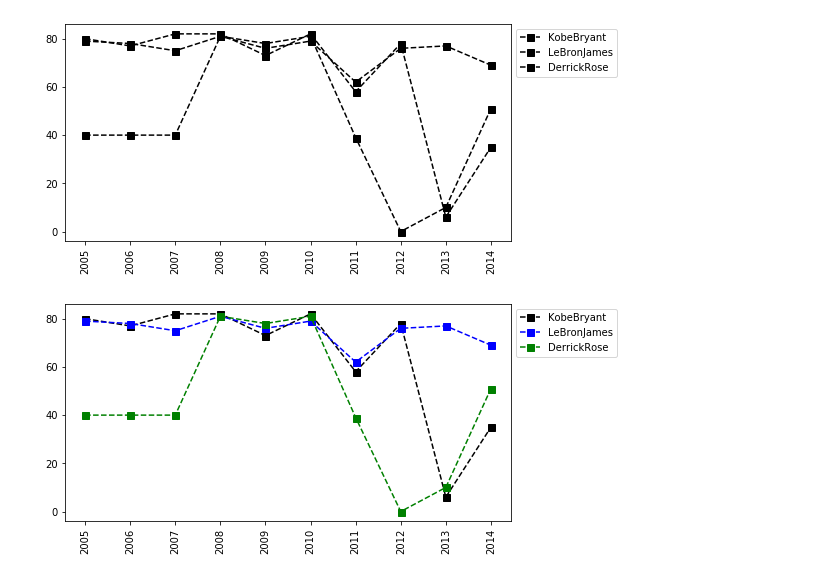
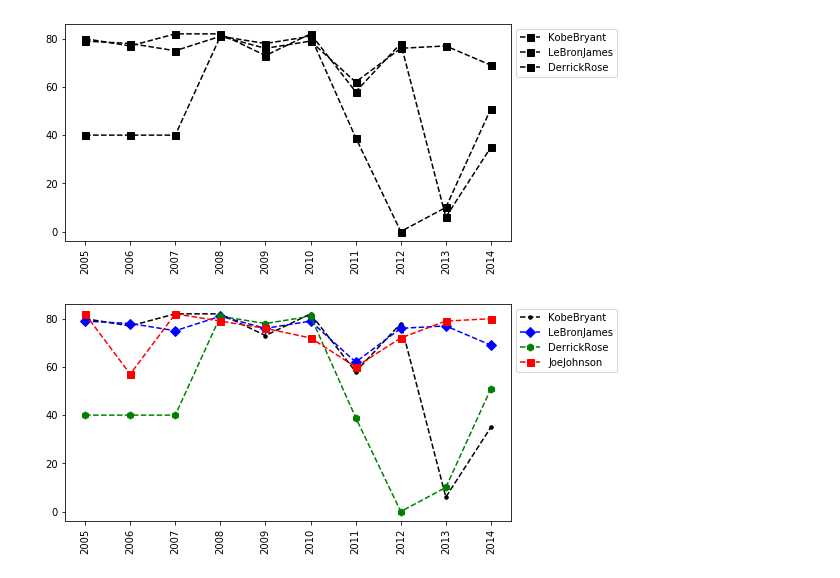
Before and after one commit to rado-radoev/code_mashup, a Jupyter notebook: python/DataSience/A-Z/Visualizations.ipynb, the cells around one changed output. Cells and saved outputs as stored; diff of their text form; code cells hidden in the pictures.

```diff
--- a/python/DataSience/A-Z/Visualizations.ipynb
+++ b/python/DataSience/A-Z/Visualizations.ipynb
@@ -211,16 +211,16 @@ myplot(['KobeBryant', 'LeBronJames', 'DerrickRose'])
 # %%
 def myplot(playerlist):
 
     colors = {"KobeBryant":"Black","JoeJohnson":"Red","LeBronJames":"Blue","CarmeloAnthony":"Yellow","DwightHoward":"Magenta","ChrisBosh":"Grey","ChrisPaul":"Brown","KevinDurant":"Black","DerrickRose":"Green","DwayneWade":"Purple"}
     marker= {"KobeBryant":".","JoeJohnson":"s","LeBronJames":"D","CarmeloAnthony":"X","DwightHoward":"s","ChrisBosh":"8","ChrisPaul":"p","KevinDurant":"P","DerrickRose":"h","DwayneWade":"H"}
 
     for name in playerlist:
-        plt.plot(Games[Pdict[name]], c=colors[name], ls='--', marker='s', ms='7', label=name)
+        plt.plot(Games[Pdict[name]], c=colors[name], ls='--', marker=marker[name], ms='7', label=name)
 
     plt.legend(loc='upper left', bbox_to_anchor=(1,1))
     plt.xticks(list(range(0, 10)), Seasons, rotation='vertical')
     plt.show()
 
-myplot(['KobeBryant', 'LeBronJames', 'DerrickRose'])
+myplot(['KobeBryant', 'LeBronJames', 'DerrickRose', 'JoeJohnson'])
 # %% [output]
-[figure, old version]
+[figure, new version]
```
Also changed, not shown: parts of 1 cell of this notebook.
